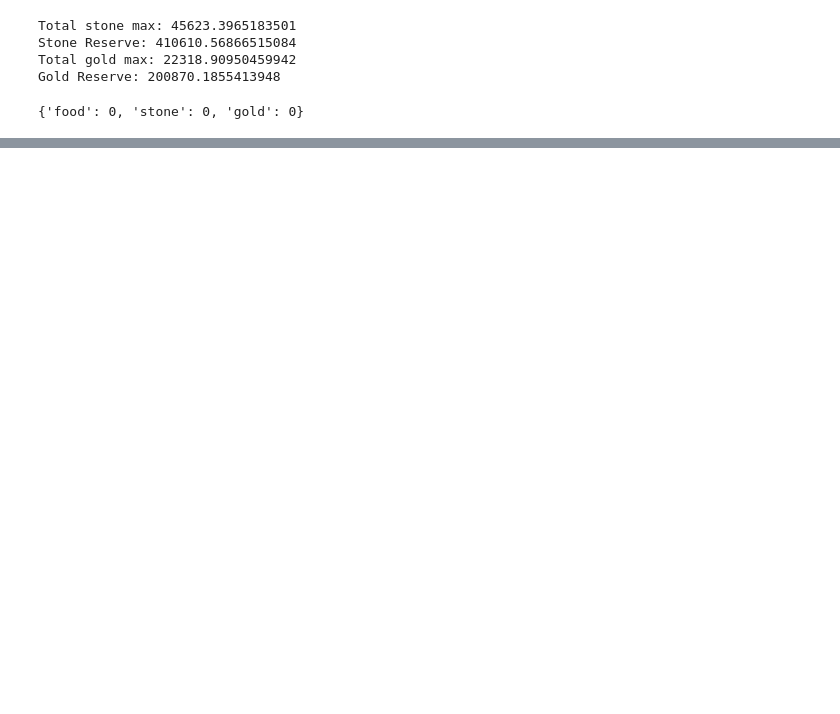
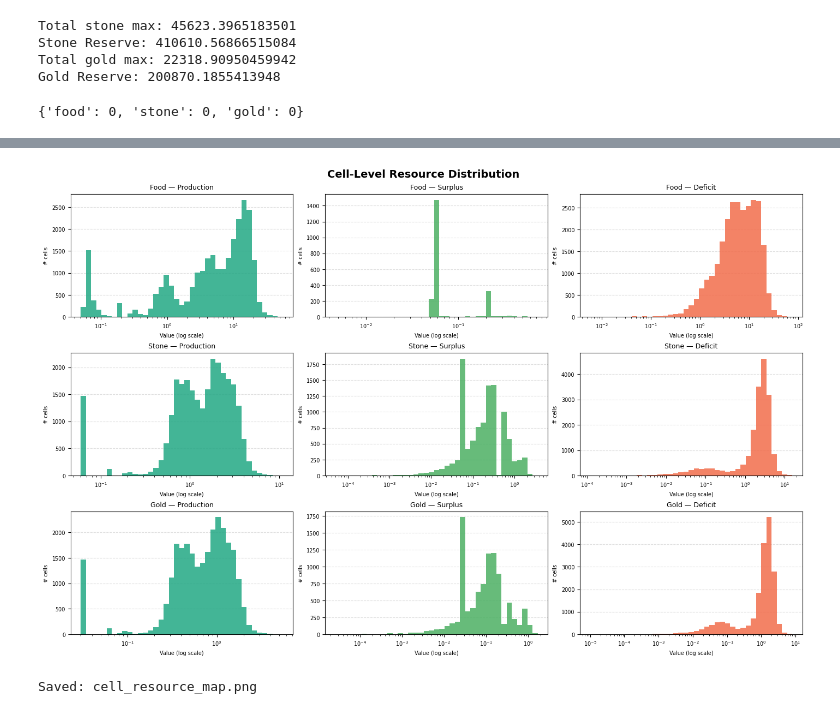
Before and after one commit to Owen-Dy/PythonAzgaarEconPop-Simulator, a Jupyter notebook: EconomyModel_fixed.ipynb, the cells around one changed output, grey strips where cells are left out. Drawn from its saved outputs; the diff is of its cells as text; code cells hidden in the pictures; blank space fills up the shorter version.

```diff
--- a/EconomyModel_fixed.ipynb
+++ b/EconomyModel_fixed.ipynb
@@ -430,0 +550,60 @@ tick(data)
+# %%
+def plot_cell_resource_maps(cells, combined):
+    """
+    3x3 grid: rows = food/stone/gold, columns = production/surplus/deficit.
+    Each subplot shows a histogram of per-cell values (log-scaled x-axis).
+    """
+    import matplotlib.pyplot as plt
+    import matplotlib.ticker as ticker
+    import numpy as np
+
+    resources = ["food", "stone", "gold"]
+    metrics   = ["production", "surplus", "deficit"]
+
+    cmaps = {"production": "viridis", "surplus": "YlGn", "deficit": "OrRd"}
+    data_lookup = {m: combined[m] for m in metrics}
+    cell_ids = [c["i"] for c in cells]
+
+    fig, axes = plt.subplots(
+        nrows=3, ncols=3,
+        figsize=(14, 9),
+        constrained_layout=True,
+    )
+    fig.suptitle("Cell-Level Resource Distribution", fontsize=14, fontweight="bold")
+
+    for row, resource in enumerate(resources):
+        for col, metric in enumerate(metrics):
+            ax     = axes[row][col]
+            lookup = data_lookup[metric]
+
+            values = np.array(
+                [lookup.get(cid, {}).get(resource, 0) for cid in cell_ids],
+                dtype=float,
+            )
+            nonzero = values[values > 0]
+
+            if len(nonzero) == 0:
+                ax.text(0.5, 0.5, "no data", ha="center", va="center",
+                        transform=ax.transAxes, fontsize=9)
+            else:
+                # Log-spaced bins handle the wide value range without giant canvases
+                bins = np.logspace(np.log10(nonzero.min()), np.log10(nonzero.max()), 40)
+                cmap  = plt.get_cmap(cmaps[metric])
+                color = cmap(0.6)
+                ax.hist(nonzero, bins=bins, color=color, edgecolor="none", alpha=0.85)
+                ax.set_xscale("log")
+
+            ax.set_title(f"{resource.capitalize()} — {metric.capitalize()}", fontsize=9)
+            ax.set_xlabel("Value (log scale)", fontsize=7)
+            ax.set_ylabel("# cells", fontsize=7)
+            ax.tick_params(labelsize=7)
+            ax.yaxis.grid(True, linestyle="--", alpha=0.4)
+            ax.set_axisbelow(True)
+
+    plt.savefig("cell_resource_map.png", dpi=120, bbox_inches="tight")
+    plt.show()
+    print("Saved: cell_resource_map.png")
+plot_cell_resource_maps(data.cells,result)
+# %% [output]
+[figure, added]
+Saved: cell_resource_map.png
```
Also changed, not shown: parts of 8 cells of this notebook, 5 other files.
